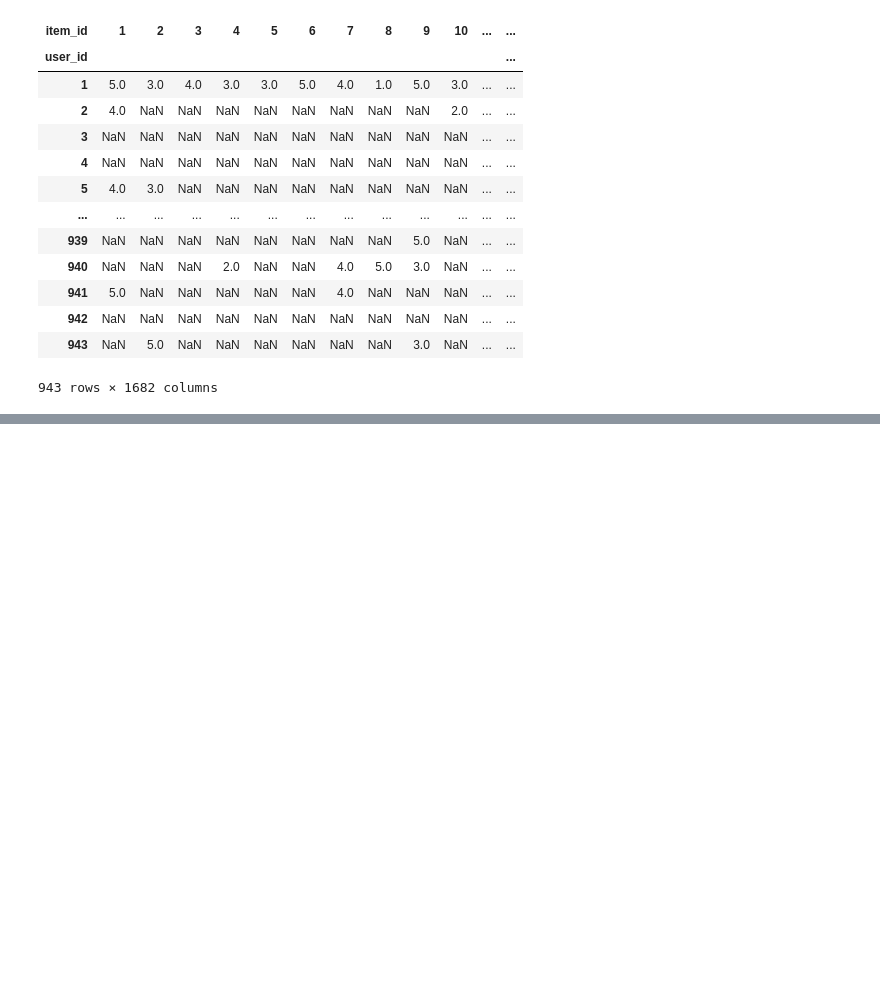
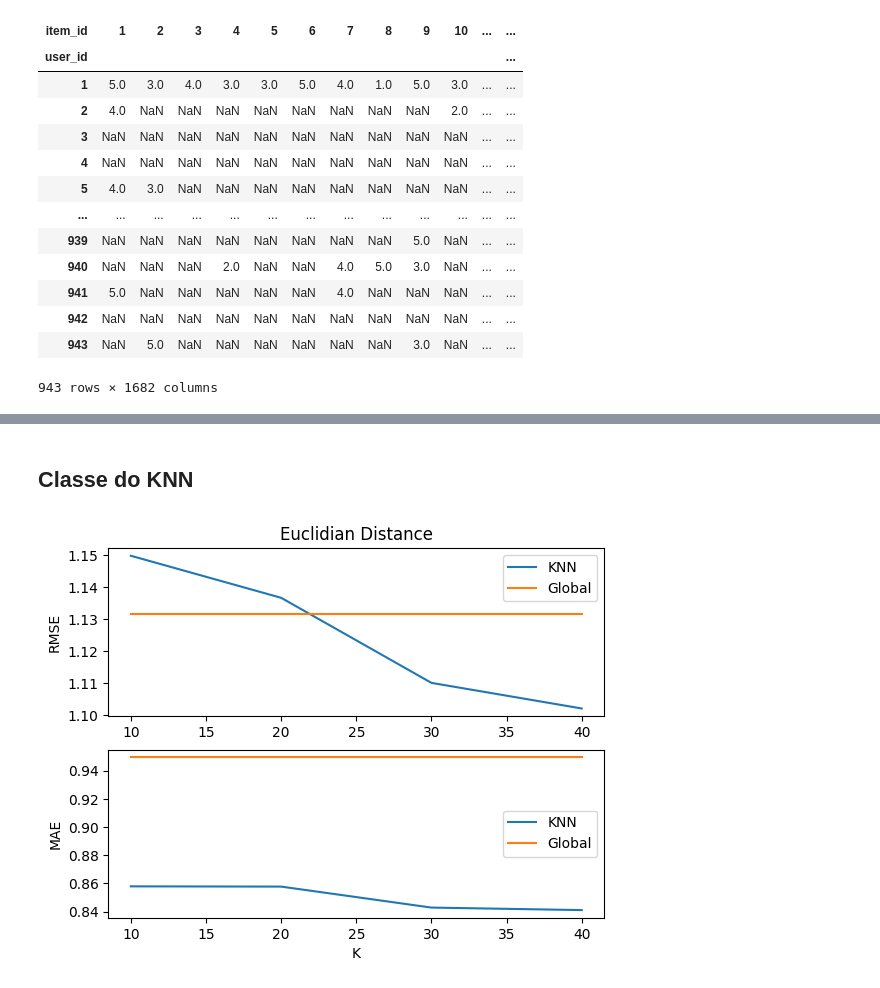
Before and after one commit to Sergiorezende22/RS_Practice, a Jupyter notebook: CollaborativeFilteringPractice/KNN/Knn_MovieLens.ipynb, the cells around one changed output, grey strips where cells are left out. Saved outputs shown, nothing was run; the diff lists cells and outputs as text; code cells hidden in the pictures; blank space fills up the shorter version.

```diff
--- a/CollaborativeFilteringPractice/KNN/Knn_MovieLens.ipynb
+++ b/CollaborativeFilteringPractice/KNN/Knn_MovieLens.ipynb
@@ -47,5 +58,7 @@ def cos_similarity(x1, x2):
 def euclidean_similarity(x1, x2):
     sum = np.nansum((x1 - x2) ** 2)
     return np.sqrt(sum)
+# %% [markdown]
+## Classe do KNN
 # %%
 class KNN:
@@ -112,2 +136,18 @@ mae_global_arr = [mae_global for _ in range(len(mae))]
+# %%
+fig, ax = plt.subplots(2)
+ax[0].plot(k_range, rmse_euclidean)
+ax[0].set_title("Euclidian Distance")
+ax[0].set_ylabel("RMSE")
+ax[0].plot(k_range, rmse_global_arr)
+ax[0].legend(["KNN", "Global"])
+ax[1].plot(k_range, mae_euclidean)
+ax[1].set_xlabel("K")
+ax[1].set_ylabel("MAE")
+ax[1].plot(k_range, mae_global_arr)
+ax[1].legend(["KNN", "Global"])
+
+plt.show()
+# %% [output]
+[figure, added]
 # %%
 fig, ax = plt.subplots(2)
```
Also changed, not shown: parts of 12 cells of this notebook.
